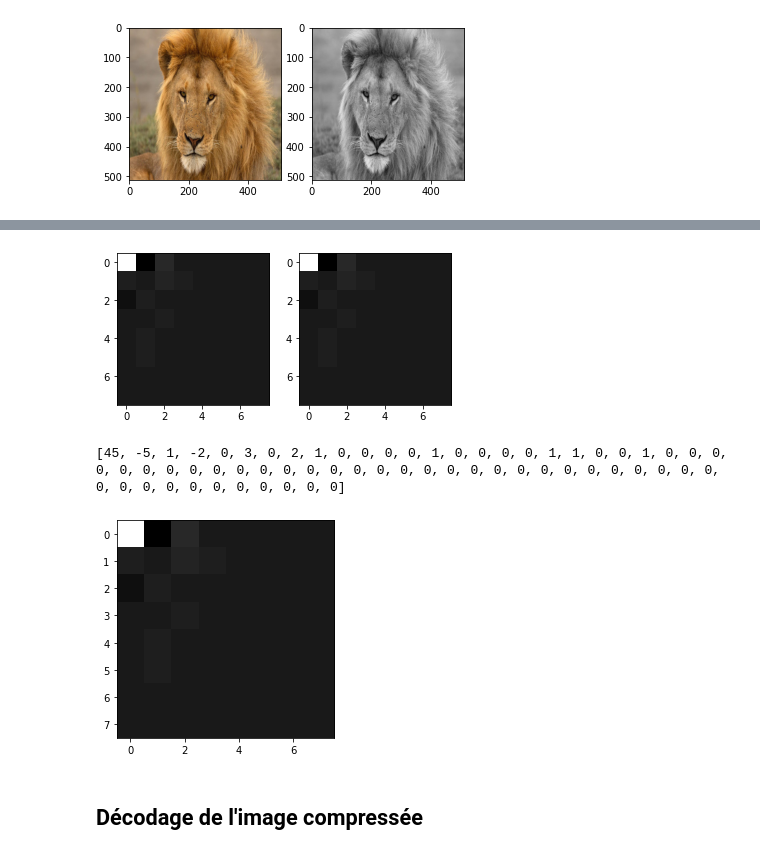
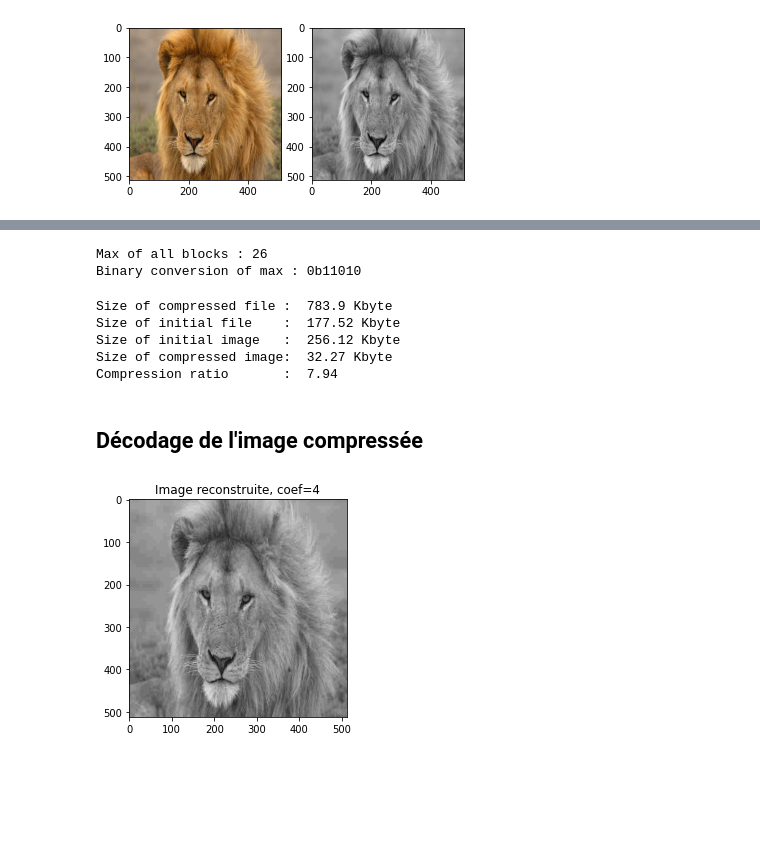
Before and after one commit to AdrienHrdz/compression, a Jupyter notebook: tp_nv_depart.ipynb, the cells around one changed output, grey strips where cells are left out. Drawn from its saved outputs; the diff is of its cells as text; code cells hidden in the pictures; blank space fills up the shorter version.

```diff
--- a/tp_nv_depart.ipynb
+++ b/tp_nv_depart.ipynb
@@ -179,31 +186,76 @@ def undo_zigzag(list_zigzag):
 
     return mat
 
-# print(T_hat[999])
-plt.subplot(1,2,1)
-plt.imshow(T_hat[999], cmap='gray')
-# print(undo_zigzag_copilot(zigzag(T_hat[999])))
-plt.subplot(1,2,2)
-plt.imshow(undo_zigzag_copilot(zigzag(T_hat[999])), cmap='gray')
-plt.show()
+# # print(T_hat[999])
+# plt.subplot(1,2,1)
+# plt.imshow(T_hat[999], cmap='gray')
+# # print(undo_zigzag_copilot(zigzag(T_hat[999])))
+# plt.subplot(1,2,2)
+# plt.imshow(undo_zigzag_copilot(zigzag(T_hat[999])), cmap='gray')
+# plt.show()
-# %% [output]
-[figure, removed]
 # %%
 # ecriture en zigzag de chaque block 8 par 8
 listBlocks88_dct_zigzag = list()
 for bloc in T_hat:
     listBlocks88_dct_zigzag.append(zigzag(bloc))
+
+max_all_blocks = np.max(listBlocks88_dct_zigzag)
+print(f'Max of all blocks : {max_all_blocks}')
+max_all_blocks_bin = bin(max_all_blocks)
+print(f'Binary conversion of max : {max_all_blocks_bin}')
 # %% [output]
-[45, -5, 1, -2, 0, 3, 0, 2, 1, 0, 0, 0, 0, 1, 0, 0, 0, 0, 1, 1, 0, 0, 1, 0, 0, 0, 0, 0, 0, 0, 0, 0, 0, 0, 0, 0, 0, 0, 0, 0, 0, 0, 0, 0, 0, 0, 0, 0, 0, 0, 0, 0, 0, 0, 0, 0, 0, 0, 0, 0, 0, 0, 0, 0]
+Max of all blocks : 26
+Binary conversion of max : 0b11010
-[figure, removed]
+# %%
+flagVal = 'V'
+flagBlock = 'B'
+
+
+with open('compressed_nvx.txt', 'w') as f:
+    for liste in listBlocks88_dct_zigzag:
+        f.write(str(liste) + '\n')
+
+size_compressed = os.path.getsize('compressed_nvx.txt') / 1024
+print(f'Size of compressed file :  {round(size_compressed, 2)} Kbyte')
+size_init = os.path.getsize('06_nb.png') / 1024
+print(f'Size of initial file    :  {round(size_init, 2)} Kbyte')
+size_var_init = sys.getsizeof(IMAGE_nb) / 1024
+print(f'Size of initial image   :  {round(size_var_init, 2)} Kbyte')
+size_var_compressed = sys.getsizeof(listBlocks88_dct_zigzag) / 1024
+print(f'Size of compressed image:  {round(size_var_compressed, 2)} Kbyte')
+
+compression_ratio = size_var_init / size_var_compressed
+print(f'Compression ratio       :  {round(compression_ratio, 2)}')
+# %% [output]
+Size of compressed file :  783.9 Kbyte
+Size of initial file    :  177.52 Kbyte
+Size of initial image   :  256.12 Kbyte
+Size of compressed image:  32.27 Kbyte
+Compression ratio       :  7.94
 # %% [markdown]
 ## **Décodage** de l'image compressée
 # %%
-# Decodage de l'image
+# undo zigzag
+listBlocks88_unzigzag = list()
+for bloc in listBlocks88_dct_zigzag:
+    listBlocks88_unzigzag.append(undo_zigzag_copilot(bloc))
+
+# undo quantification
 listBlocks88_quantifie = list()
-for T in T_hat:
+for T in listBlocks88_unzigzag:
     listBlocks88_quantifie.append(T*Z)
+
+# undo dct
 listBlocks88_quantifie_idct = list()
 for bloc in listBlocks88_quantifie:
     tmp = cv2.idct(bloc.astype(np.float32))
     listBlocks88_quantifie_idct.append(tmp)
+
+# Reconstruction de l'image
+Irec = reconstruct88_copilot(listBlocks88_quantifie_idct)
+plt.imshow(Irec, cmap='gray')
+plt.title(f'Image reconstruite, coef={TAUX_COMPRESSION}')
+cv2.imwrite(f'Irec_coef={TAUX_COMPRESSION}.png', Irec)
+plt.show()
+# %% [output]
+[figure, added]
```
Also changed, not shown: parts of 8 cells of this notebook, 10 other files.
